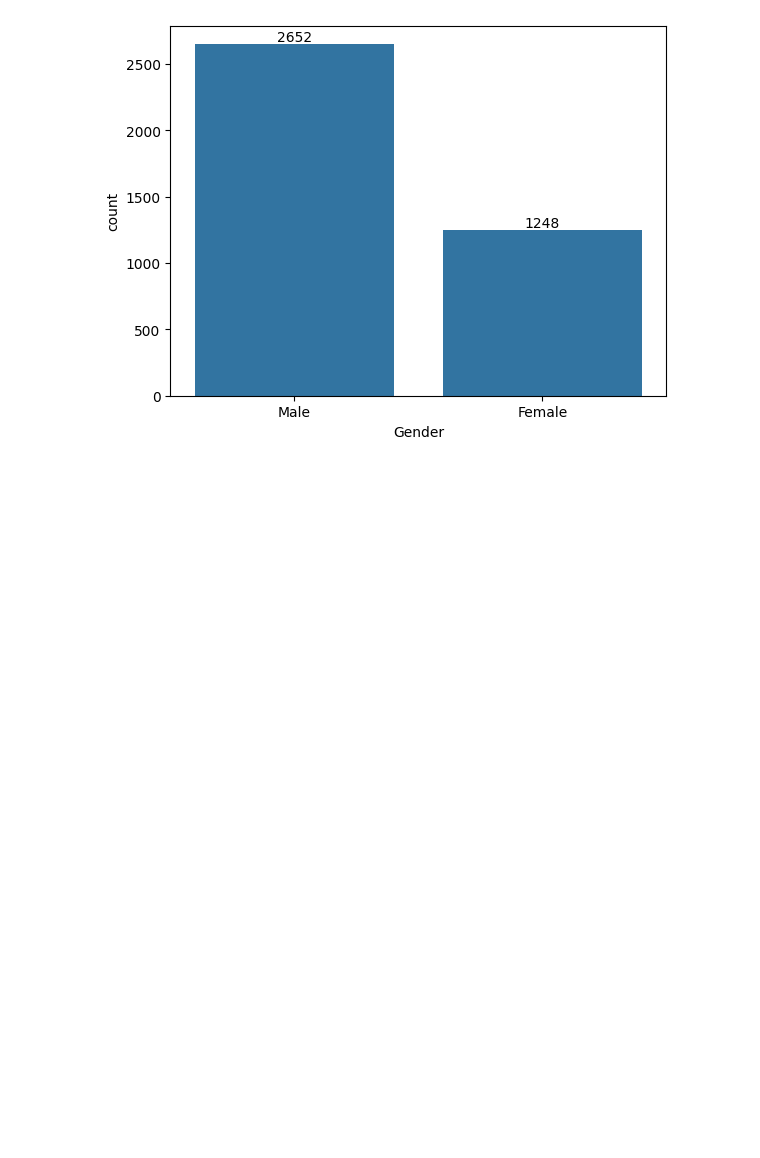
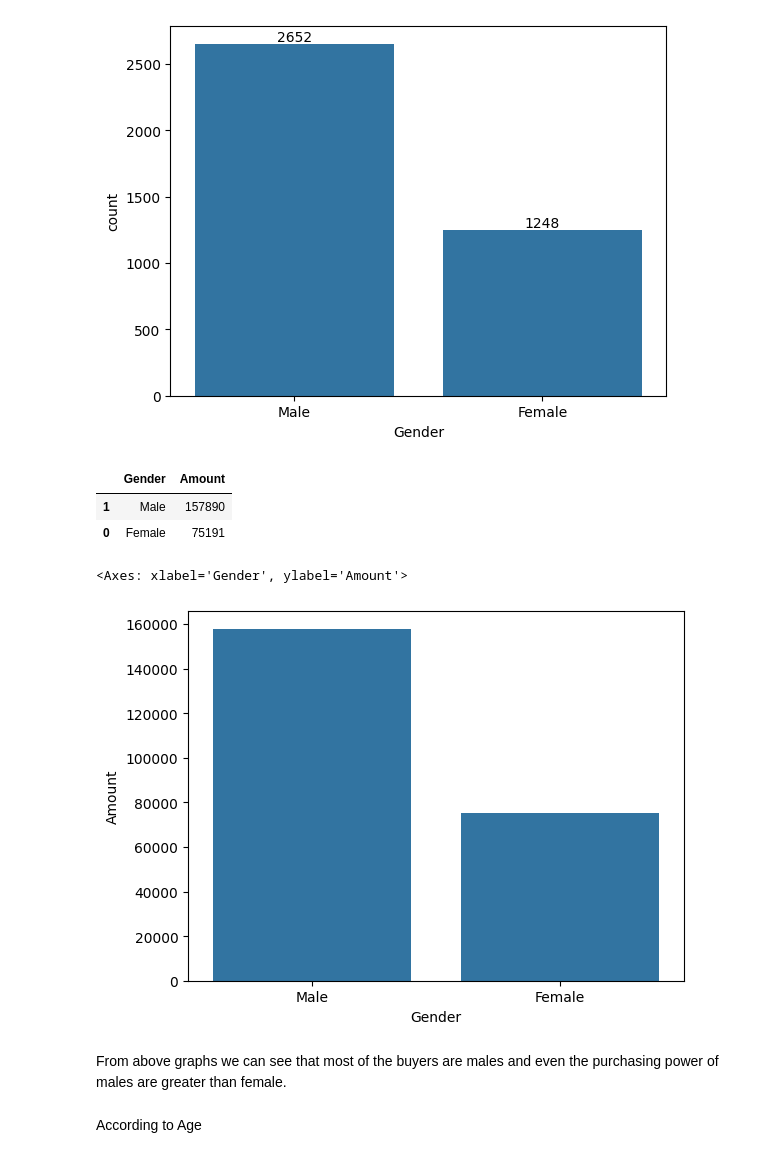
Before and after one commit to Amanmishra03/data-analysis---project, a Jupyter notebook: sales trends analysis/analysis.ipynb, the cells around one changed output. Drawn from its saved outputs; the diff is of its cells as text; code cells hidden in the pictures; blank space fills up the shorter version.

Commit message:
data analysis

```diff
--- a/sales trends analysis/analysis.ipynb
+++ b/sales trends analysis/analysis.ipynb
@@ -70,6 +70,8 @@ columns with numeric data
 ['Customer ID', 'Age', 'Purchase Amount (USD)', 'Review Rating', 'Previous Purchases']
 columns with non numerica data
 ['Gender', 'Item Purchased', 'Category', 'Location', 'Size', 'Color', 'Season', 'Subscription Status', 'Payment Method', 'Shipping Type', 'Discount Applied', 'Promo Code Used', 'Preferred Payment Meth ...
+# %%
+df.rename(columns= {'Purchase Amount (USD)':'Amount'},inplace=True)
 # %%
 df.isnull().sum()
 # %% [output]
@@ -120,4 +121,18 @@ for bars in ax.containers:
 # %% [output]
 [figure]
 # %%
-df.groupby(['Gender'], as_index=False)['']
+df.groupby(['Gender'], as_index=False)['Amount'].sum().sort_values(by='Amount',ascending=False)
+# %% [output]
+|  | Gender | Amount |
+| 1 | Male | 157890 |
+| 0 | Female | 75191 |
+# %%
+sales_gen = df.groupby(['Gender'],as_index=False)['Amount'].sum().sort_values(by='Amount',ascending=False)
+sns.barplot(x='Gender',y='Amount', data=sales_gen)
+# %% [output]
+<Axes: xlabel='Gender', ylabel='Amount'>
+[figure, added]
+# %% [markdown]
+From above graphs we can see that most of the buyers are males and even the purchasing power of males are greater than female.
+# %% [markdown]
+According to Age
```
Also changed, not shown: parts of 3 cells of this notebook, 1 other file.
